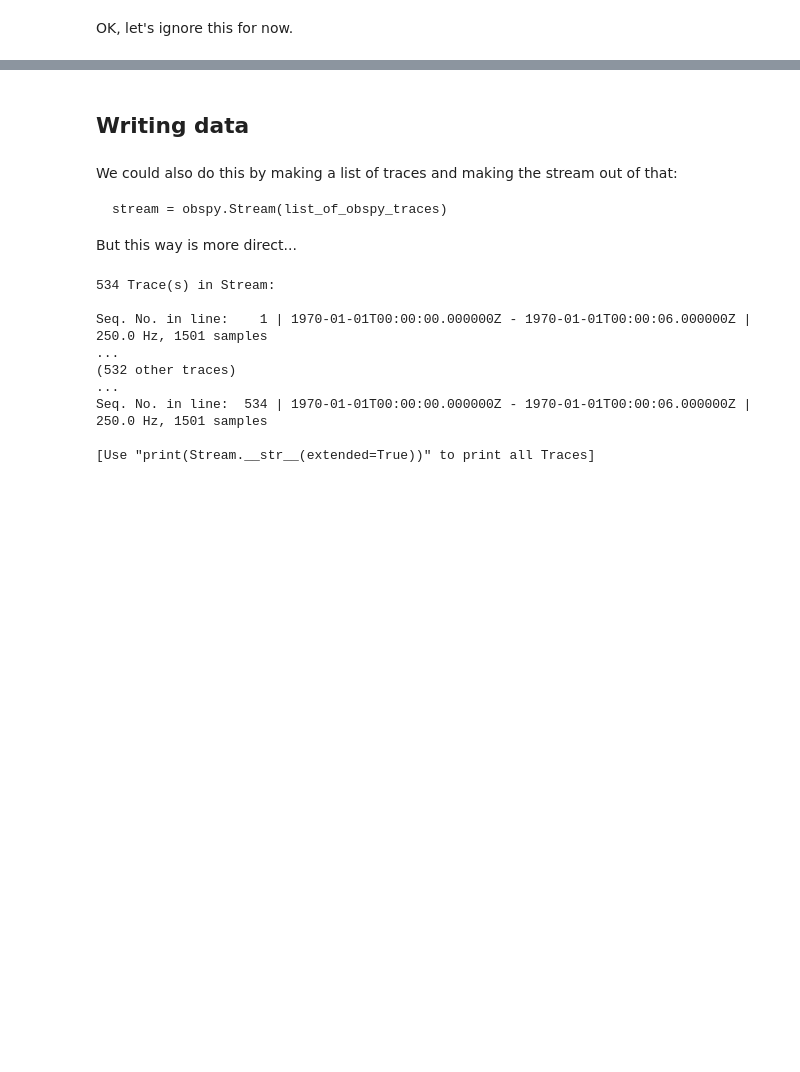
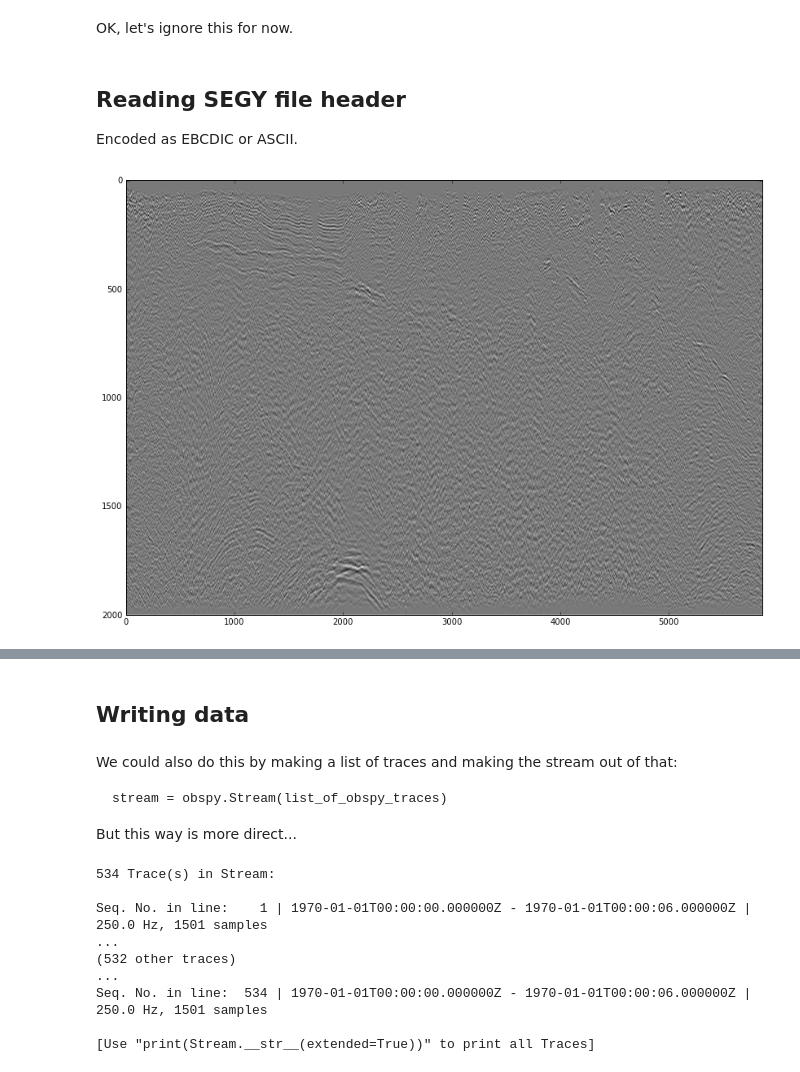
Before and after one commit to kwinkunks/notebooks, a Jupyter notebook: Seismic_read_and_write.ipynb, the cells around one changed output, grey strips where cells are left out. Cells and saved outputs as stored; diff of their text form; code cells hidden in the pictures; blank space fills up the shorter version.

```diff
--- a/Seismic_read_and_write.ipynb
+++ b/Seismic_read_and_write.ipynb
@@ -139,2 +175,16 @@ b'\x00\x00\x00\xc2\x9c\x00\x00\x00\xc2\x9c\x00\x00\x00?\x00\x00\x00\x00\x00\x00\
 # %% [markdown]
 OK, let's ignore this for now.
+# %% [markdown]
+## Reading SEGY file header
+
+Encoded as EBCDIC or ASCII.
+# %%
+from obspy.segy.segy import readSEGY
+section = readSEGY(filename, unpack_headers=True)
+# %%
+data = np.vstack([t.data for t in section.traces])
+plt.figure(figsize=(14,14))
+plt.imshow(data.T, cmap="gray", interpolation='none', aspect=2)
+plt.show()
+# %% [output]
+[figure, added]
```
Also changed, not shown: parts of 26 cells of this notebook, 10 other files.
